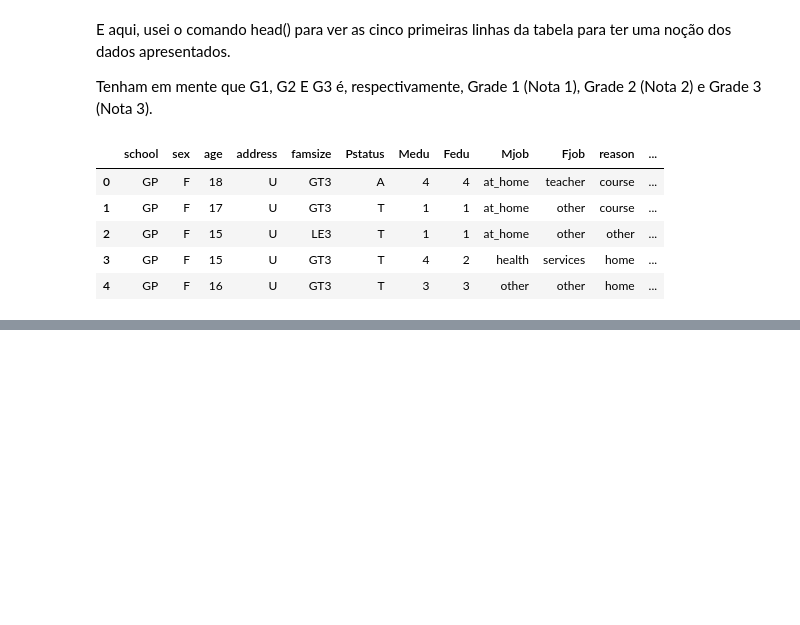
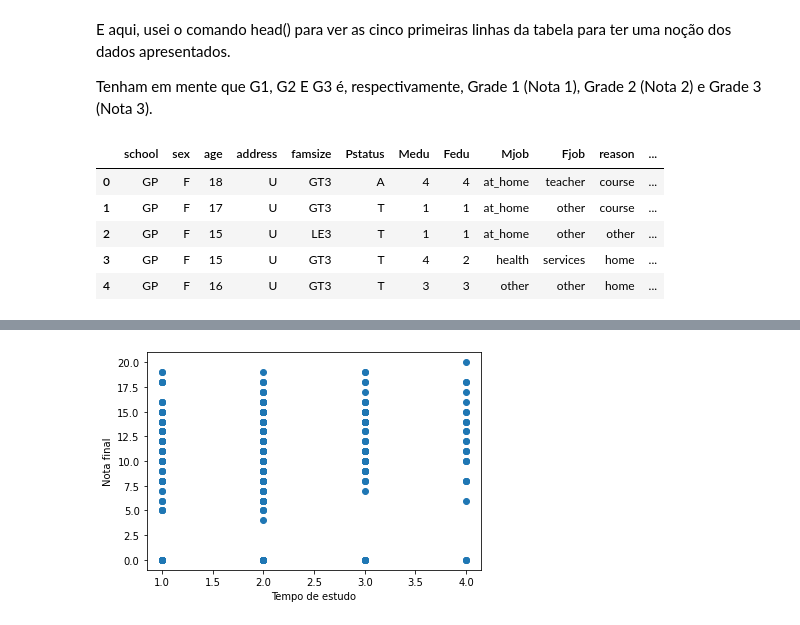
Before and after one commit to Arthurads-rj/machine-learning-portf-lio, a Jupyter notebook: ML1_Notas_de_Alunos.ipynb, the cells around one changed output, grey strips where cells are left out. Saved outputs shown, nothing was run; the diff lists cells and outputs as text; code cells hidden in the pictures; blank space fills up the shorter version.

```diff
--- a/ML1_Notas_de_Alunos.ipynb
+++ b/ML1_Notas_de_Alunos.ipynb
@@ -97,0 +116,7 @@ Previsão: 9.86, Notas: [12 10  3  0 10  2], Resultado final: 12
+# %%
+pyplot.scatter(dados['studytime'], dados['G3'])
+pyplot.xlabel('Tempo de estudo')
+pyplot.ylabel('Nota final')
+pyplot.show()
+# %% [output]
+[figure, added]
```
Also changed, not shown: parts of 11 cells of this notebook.
